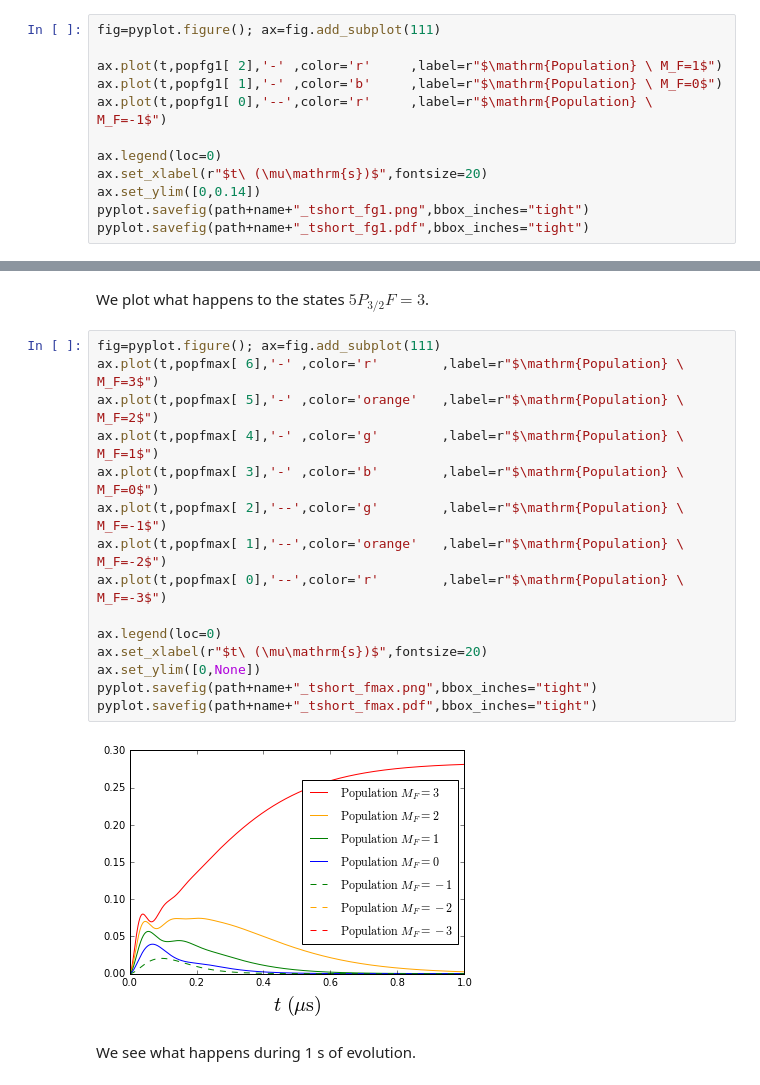
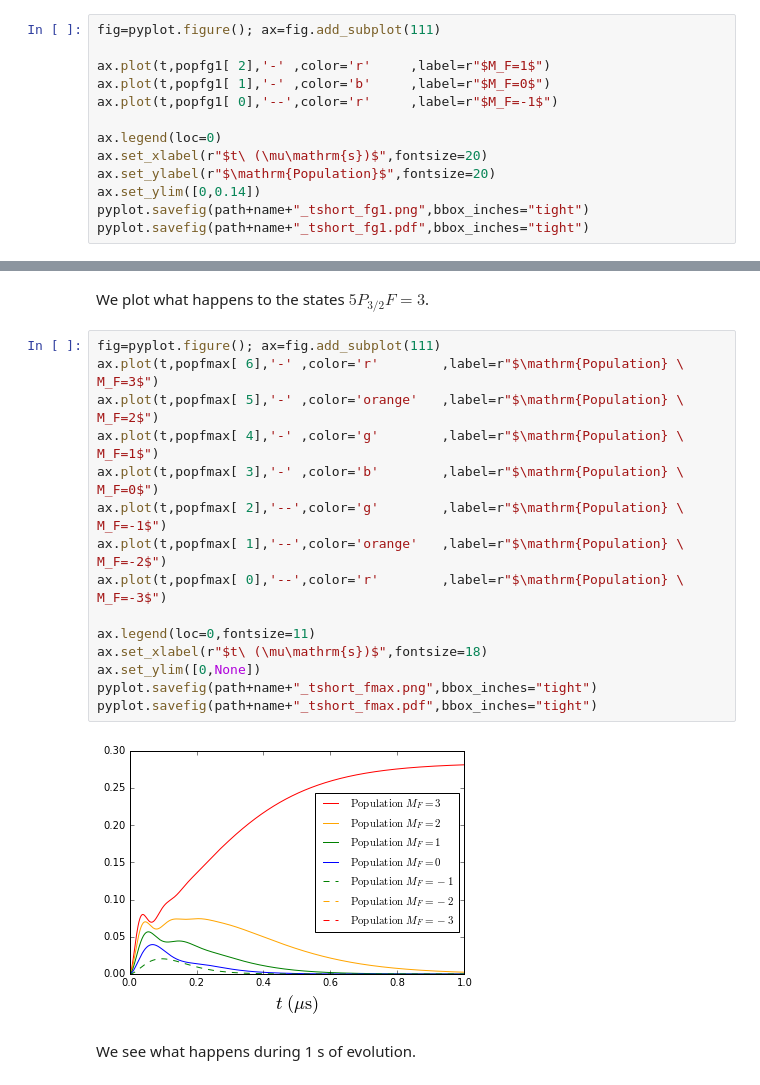
Before and after one commit to oscarlazoarjona/fast, a Jupyter notebook: fast-1.0/fast/notebooks/3 - Rb87 one photon.ipynb, the cells around one changed output, grey strips where cells are left out. Drawn from its saved outputs; the diff is of its cells as text.

```diff
--- a/fast-1.0/fast/notebooks/3 - Rb87 one photon.ipynb
+++ b/fast-1.0/fast/notebooks/3 - Rb87 one photon.ipynb
@@ -177,12 +177,13 @@ We plot what happens to the states $5S_{1/2}F=1$.
 # %%
 fig=pyplot.figure(); ax=fig.add_subplot(111)
 
-ax.plot(t,popfg1[ 2],'-' ,color='r'		,label=r"$\mathrm{Population} \ M_F=1$")
-ax.plot(t,popfg1[ 1],'-' ,color='b'		,label=r"$\mathrm{Population} \ M_F=0$")
-ax.plot(t,popfg1[ 0],'--',color='r'		,label=r"$\mathrm{Population} \ M_F=-1$")
+ax.plot(t,popfg1[ 2],'-' ,color='r'		,label=r"$M_F=1$")
+ax.plot(t,popfg1[ 1],'-' ,color='b'		,label=r"$M_F=0$")
+ax.plot(t,popfg1[ 0],'--',color='r'		,label=r"$M_F=-1$")
 
 ax.legend(loc=0)
 ax.set_xlabel(r"$t\ (\mu\mathrm{s})$",fontsize=20)
+ax.set_ylabel(r"$\mathrm{Population}$",fontsize=20)
 ax.set_ylim([0,0.14])
 pyplot.savefig(path+name+"_tshort_fg1.png",bbox_inches="tight")
 pyplot.savefig(path+name+"_tshort_fg1.pdf",bbox_inches="tight")
@@ -210,20 +211,20 @@ We plot what happens to the states $5P_{3/2}F=3$.
 # %%
 fig=pyplot.figure(); ax=fig.add_subplot(111)
 ax.plot(t,popfmax[ 6],'-' ,color='r'		,label=r"$\mathrm{Population} \ M_F=3$")
 ax.plot(t,popfmax[ 5],'-' ,color='orange'	,label=r"$\mathrm{Population} \ M_F=2$")
 ax.plot(t,popfmax[ 4],'-' ,color='g'		,label=r"$\mathrm{Population} \ M_F=1$")
 ax.plot(t,popfmax[ 3],'-' ,color='b'		,label=r"$\mathrm{Population} \ M_F=0$")
 ax.plot(t,popfmax[ 2],'--',color='g'		,label=r"$\mathrm{Population} \ M_F=-1$")
 ax.plot(t,popfmax[ 1],'--',color='orange'	,label=r"$\mathrm{Population} \ M_F=-2$")
 ax.plot(t,popfmax[ 0],'--',color='r'		,label=r"$\mathrm{Population} \ M_F=-3$")
 
-ax.legend(loc=0)
-ax.set_xlabel(r"$t\ (\mu\mathrm{s})$",fontsize=20)
+ax.legend(loc=0,fontsize=11)
+ax.set_xlabel(r"$t\ (\mu\mathrm{s})$",fontsize=18)
 ax.set_ylim([0,None])
 pyplot.savefig(path+name+"_tshort_fmax.png",bbox_inches="tight")
 pyplot.savefig(path+name+"_tshort_fmax.pdf",bbox_inches="tight")
 # %% [output]
-[figure, old version]
+[figure, new version]
 # %% [markdown]
 We see what happens during 1 s of evolution.
 # %%
```
Also changed, not shown: parts of 1 cell of this notebook, 2 other files.
